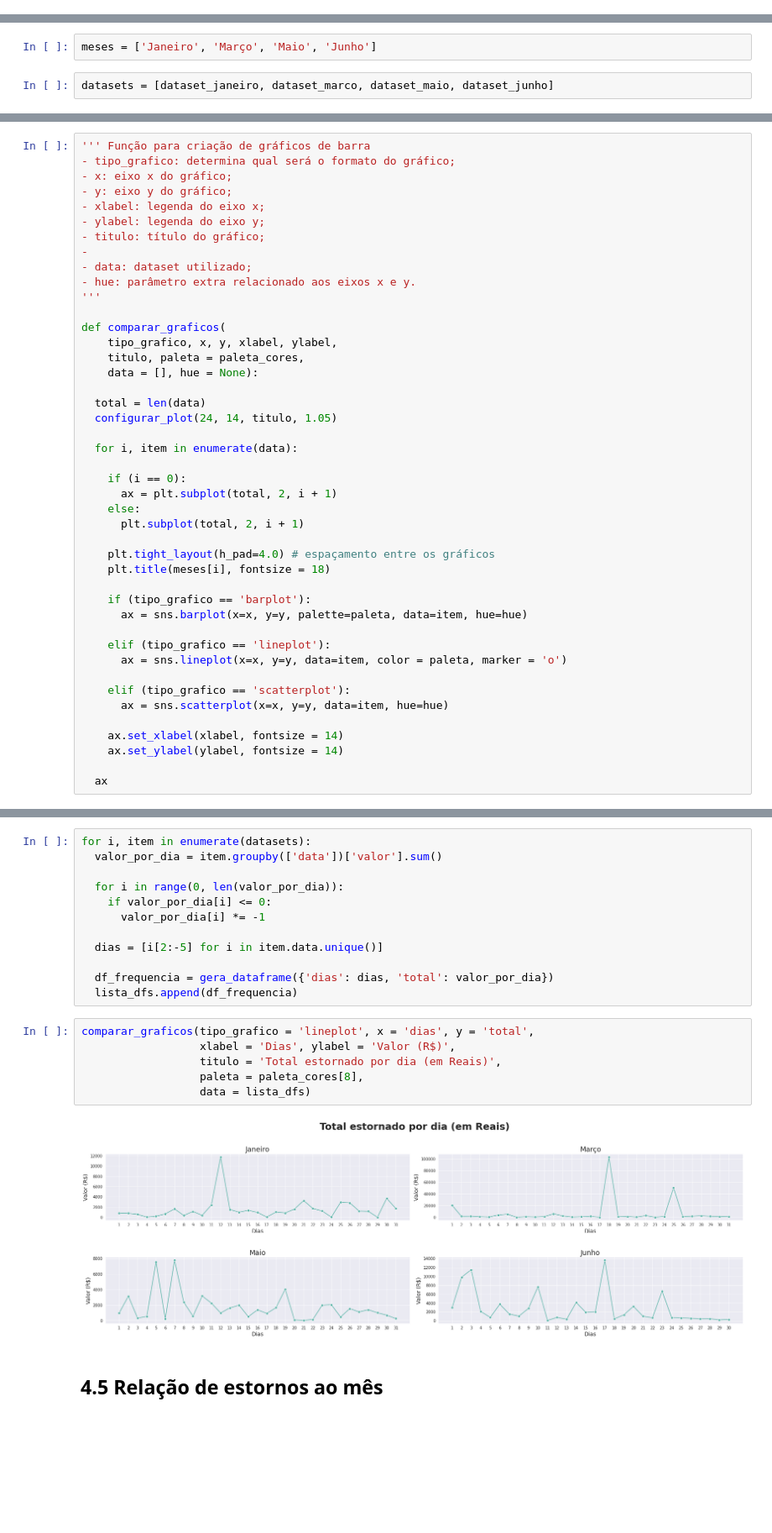
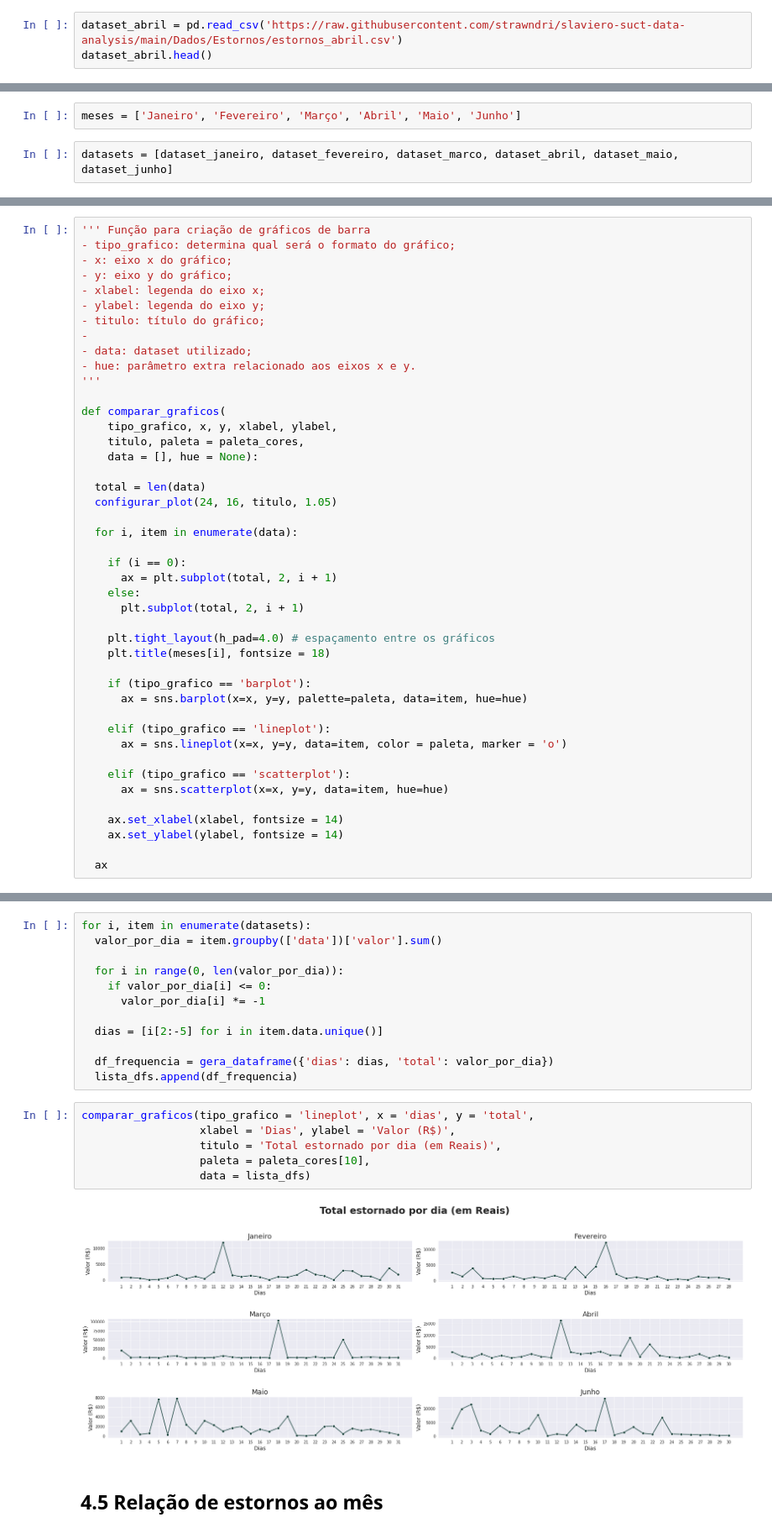
Before and after one commit to strawndri/slaviero-suct-data-analysis, a Jupyter notebook: Notebooks/analise_estornos.ipynb, the cells around one changed output, grey strips where cells are left out. Shown: that part at 84% size. Cells and saved outputs as stored; diff of their text form; blank space fills up the shorter version.

Commit message:
Adicionando os meses de fevereiro e abril

```diff
--- a/Notebooks/analise_estornos.ipynb
+++ b/Notebooks/analise_estornos.ipynb
@@ -77,3 +87,6 @@ dataset_marco.head()
 | 4 | 108.0 | 56679610.0 | -0.01 | 3/1/2022 | 01:42:25 AM | RFREITAS | 1 | ERRO DO SISTEMA |
 # %% [markdown]
 ### Abril
+# %%
+dataset_abril = pd.read_csv('https://raw.githubusercontent.com/strawndri/slaviero-suct-data-analysis/main/Dados/Estornos/estornos_abril.csv')
+dataset_abril.head()
@@ -105,9 +125,9 @@ dataset_junho.head()
 ### Lista de bases de dados
 Foi optado pela criação de duas listas, uma contendo somente o nome dos meses e outra com os respectivos dataframes, a fim de atingir uma melhor compreensão.
 # %%
-meses = ['Janeiro', 'Março', 'Maio', 'Junho']
+meses = ['Janeiro', 'Fevereiro', 'Março', 'Abril', 'Maio', 'Junho']
 # %%
-datasets = [dataset_janeiro, dataset_marco, dataset_maio, dataset_junho]
+datasets = [dataset_janeiro, dataset_fevereiro, dataset_marco, dataset_abril, dataset_maio, dataset_junho]
 # %% [markdown]
 # 2. Tratamento de Dados
 
@@ -225,7 +243,7 @@ def comparar_graficos(
     data = [], hue = None):
 
   total = len(data)
-  configurar_plot(24, 14, titulo, 1.05)
+  configurar_plot(24, 16, titulo, 1.05)
 
   for i, item in enumerate(data):
 
@@ -335,11 +353,11 @@ for i, item in enumerate(datasets):
 # %%
 comparar_graficos(tipo_grafico = 'lineplot', x = 'dias', y = 'total',
                   xlabel = 'Dias', ylabel = 'Valor (R$)',
                   titulo = 'Total estornado por dia (em Reais)',
-                  paleta = paleta_cores[8],
+                  paleta = paleta_cores[10],
                   data = lista_dfs)
 # %% [output]
-[figure, old version]
+[figure, new version]
 # %% [markdown]
 ## 4.5 Relação de estornos ao mês
 # %%
```
Also changed, not shown: parts of 8 cells of this notebook.
